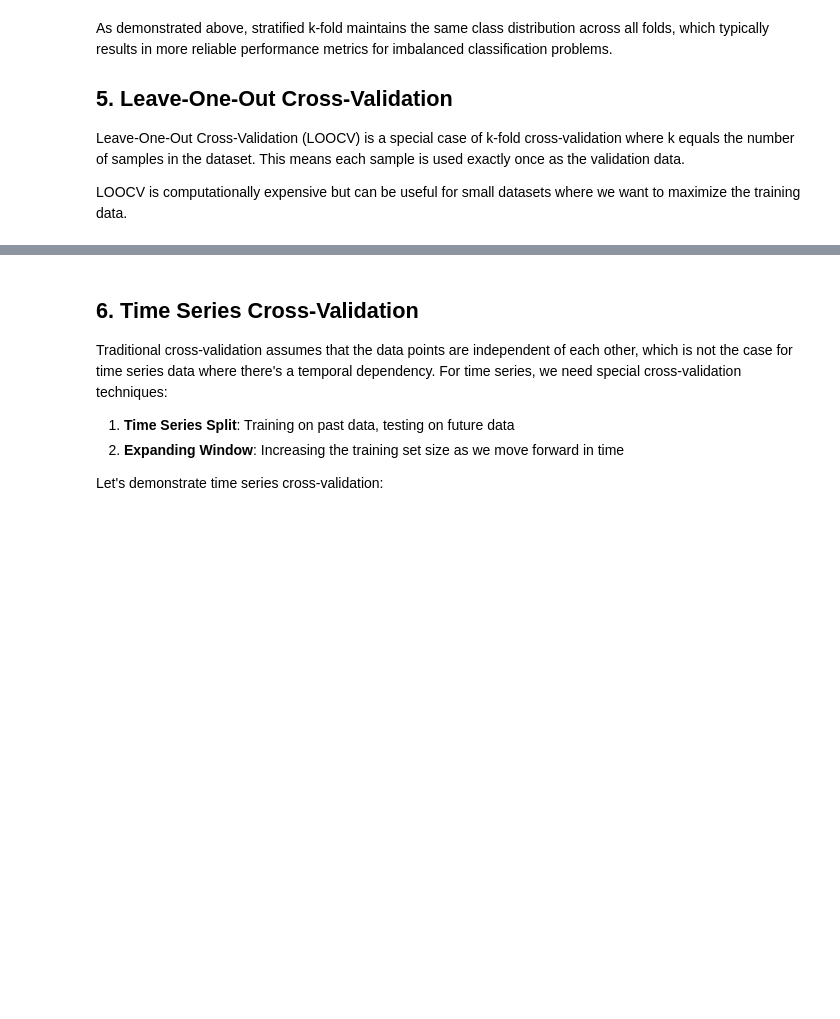
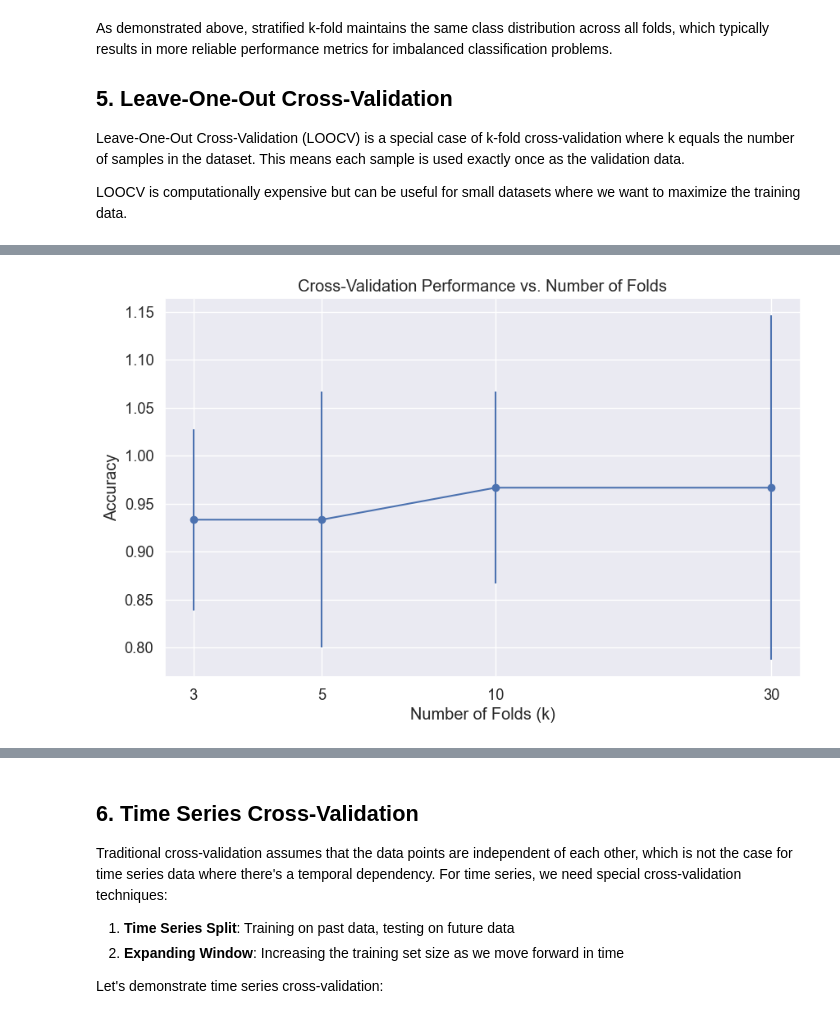
Before and after one commit to pavelklos/ai-ml, a Jupyter notebook: 2-ML/02-01-13.ipynb, the cells around one changed output, grey strips where cells are left out. Drawn from its saved outputs; the diff is of its cells as text; code cells hidden in the pictures; blank space fills up the shorter version.

```diff
--- a/2-ML/02-01-13.ipynb
+++ b/2-ML/02-01-13.ipynb
@@ -282,0 +321,84 @@ plt.show()
+# %%
+from sklearn.datasets import load_iris
+from sklearn.linear_model import LogisticRegression
+from sklearn.model_selection import LeaveOneOut, cross_val_score, KFold
+import pandas as pd
+import matplotlib.pyplot as plt
+import numpy as np
+
+# Create a balanced small dataset for LOOCV demonstration
+small_iris = load_iris()
+# Get 10 samples from each class to ensure class balance
+indices = np.hstack([np.where(small_iris.target == i)[0][:10] for i in range(3)])
+X_small = small_iris.data[indices]
+y_small = small_iris.target[indices]
+
+# Verify class distribution
+unique_classes, class_counts = np.unique(y_small, return_counts=True)
+print(f"Class distribution: {dict(zip(unique_classes, class_counts))}")
+
+# Create LOOCV object
+loo = LeaveOneOut()
+
+# Calculate the number of splits
+n_splits = loo.get_n_splits(X_small)
+print(f"Number of splits in LOOCV: {n_splits}")
+
+# Perform LOOCV
+model = LogisticRegression(max_iter=200)
+loo_scores = cross_val_score(model, X_small, y_small, cv=loo, scoring='accuracy')
+
+print(f"LOOCV Mean Accuracy: {loo_scores.mean():.4f}")
+print(f"LOOCV Standard Deviation: {loo_scores.std():.4f}")
+
+# Compare LOOCV with k-fold CV
+k_values = [3, 5, 10, len(X_small)]  # The last one is equivalent to LOOCV
+k_results = []
+for k in k_values[:-1]:  # Exclude LOOCV from this loop
+    kf = KFold(n_splits=k, shuffle=True, random_state=42)
+    scores = cross_val_score(model, X_small, y_small, cv=kf, scoring='accuracy')
+    k_results.append((k, scores.mean(), scores.std()))
+
+# Add LOOCV results
+k_results.append((k_values[-1], loo_scores.mean(), loo_scores.std()))
+
+# Create a dataframe for visualization
+k_df = pd.DataFrame(k_results, columns=['k', 'Mean Accuracy', 'Std'])
+
+# Plot results
+plt.figure(figsize=(10, 6))
+plt.errorbar(k_df['k'], k_df['Mean Accuracy'], yerr=k_df['Std'], marker='o', linestyle='-')
+plt.xlabel('Number of Folds (k)')
+plt.ylabel('Accuracy')
+plt.title('Cross-Validation Performance vs. Number of Folds')
+plt.xscale('log')
+plt.xticks(k_df['k'], [str(k) for k in k_df['k']])
+plt.grid(True)
+plt.show()
+
+# Measure execution time
+import time
+cv_times = []
+for k in k_values[:-1]:  # Regular k-fold CV
+    kf = KFold(n_splits=k, shuffle=True, random_state=42)
+    start_time = time.time()
+    cross_val_score(model, X_small, y_small, cv=kf)
+    end_time = time.time()
+    cv_times.append((k, end_time - start_time))
+
+# LOOCV time
+start_time = time.time()
+cross_val_score(model, X_small, y_small, cv=loo)
+end_time = time.time()
+cv_times.append((k_values[-1], end_time - start_time))
+
+# Plot execution times
+time_df = pd.DataFrame(cv_times, columns=['k', 'Execution Time (s)'])
+plt.figure(figsize=(10, 6))
+plt.bar(range(len(time_df)), time_df['Execution Time (s)'])
+plt.xlabel('Cross-Validation Method')
+plt.ylabel('Execution Time (seconds)')
+plt.title('Computational Cost of Different Cross-Validation Methods')
+plt.xticks(range(len(time_df)), [f"{k}-fold" if k < len(X_small) else "LOOCV" for k in time_df['k']])
+plt.show()
+# %% [output]
@@ -282,0 +409 @@ plt.show()
+[figure, added]
```
Also changed, not shown: parts of 12 cells of this notebook, 1 other file.
